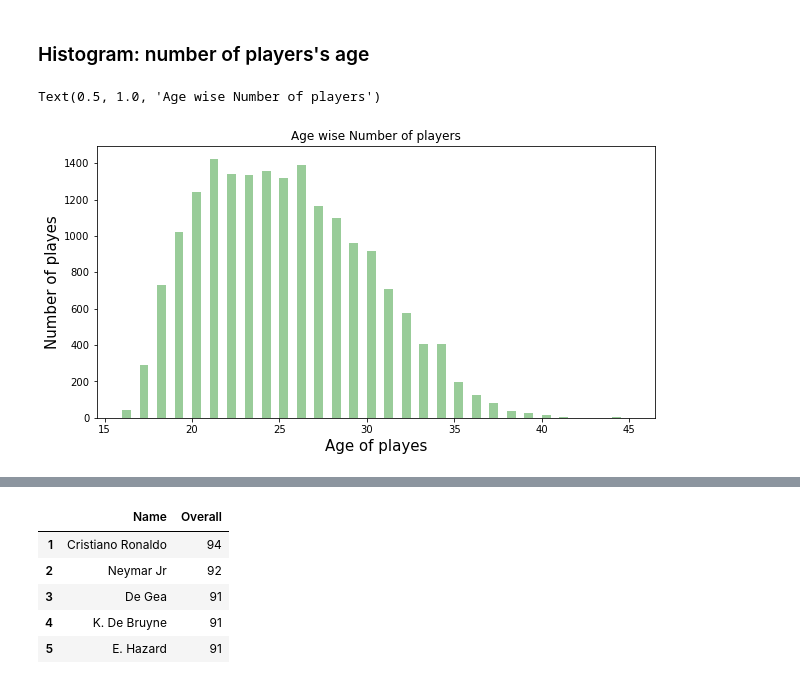
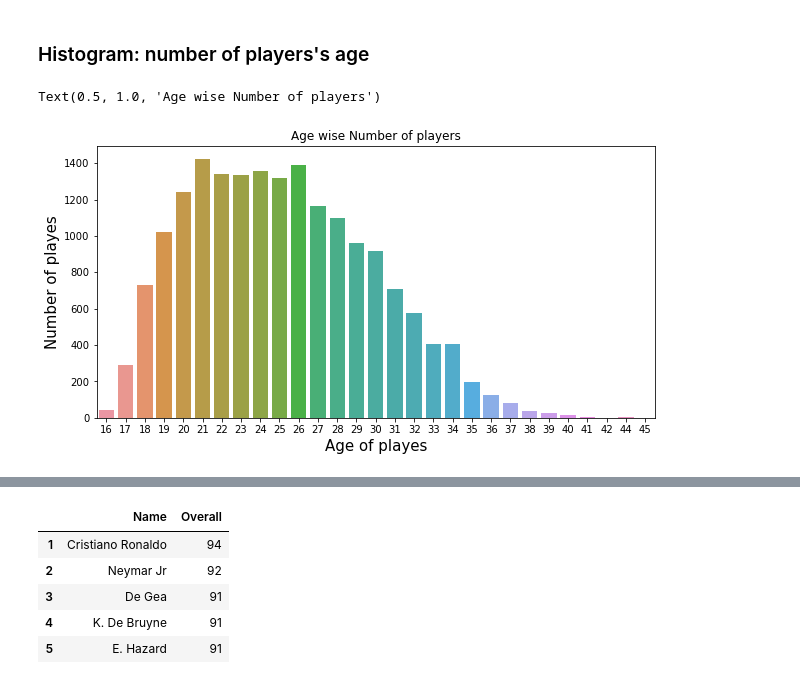
Before and after one commit to Komal-1234/fifa19_k, a Jupyter notebook: seaborn practice fifa.ipynb, the cells around one changed output, grey strips where cells are left out. Saved outputs shown, nothing was run; the diff lists cells and outputs as text; code cells hidden in the pictures.

```diff
--- a/seaborn practice fifa.ipynb
+++ b/seaborn practice fifa.ipynb
@@ -127,10 +135,10 @@ sns.countplot(x = df.Nationality)
 ### Histogram: number of players's age
 # %%
 plt.figure(figsize=(10,5))
-sns.distplot(df['Age'], bins = 58, kde = False, color='g')
+sns.countplot(x="Age", data=df)
 plt.xlabel("Age of playes",fontsize=15)
 plt.ylabel("Number of playes",fontsize=15)
 plt.title("Age wise Number of players")
 # %% [output]
 Text(0.5, 1.0, 'Age wise Number of players')
-[figure, old version]
+[figure, new version]
```
Also changed, not shown: parts of 19 cells of this notebook.
